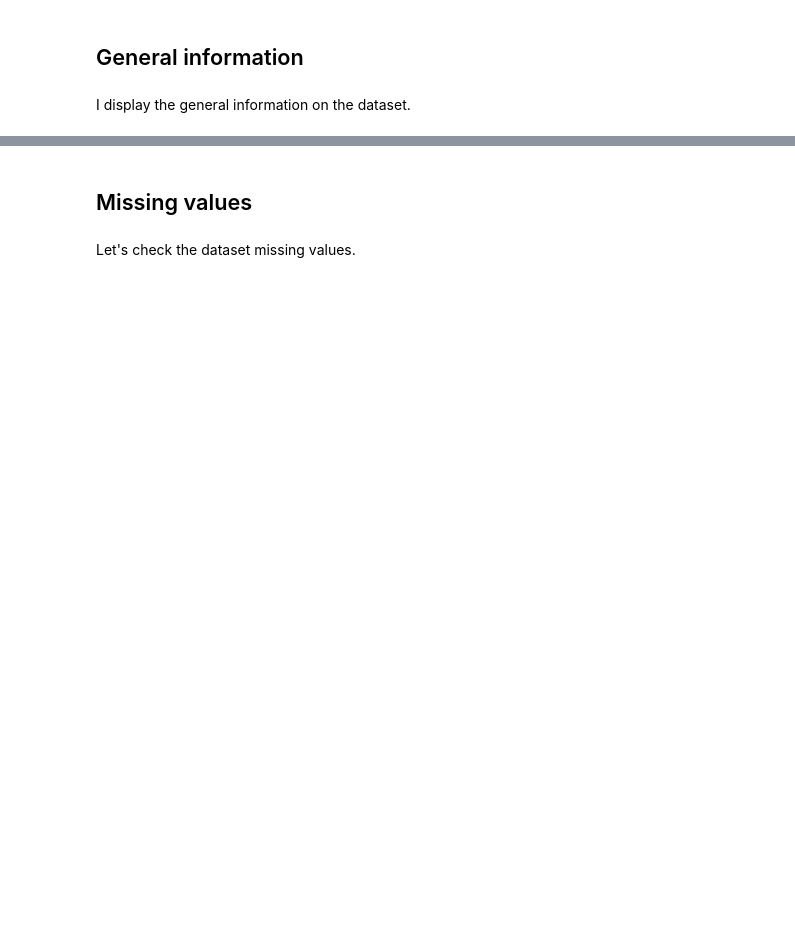
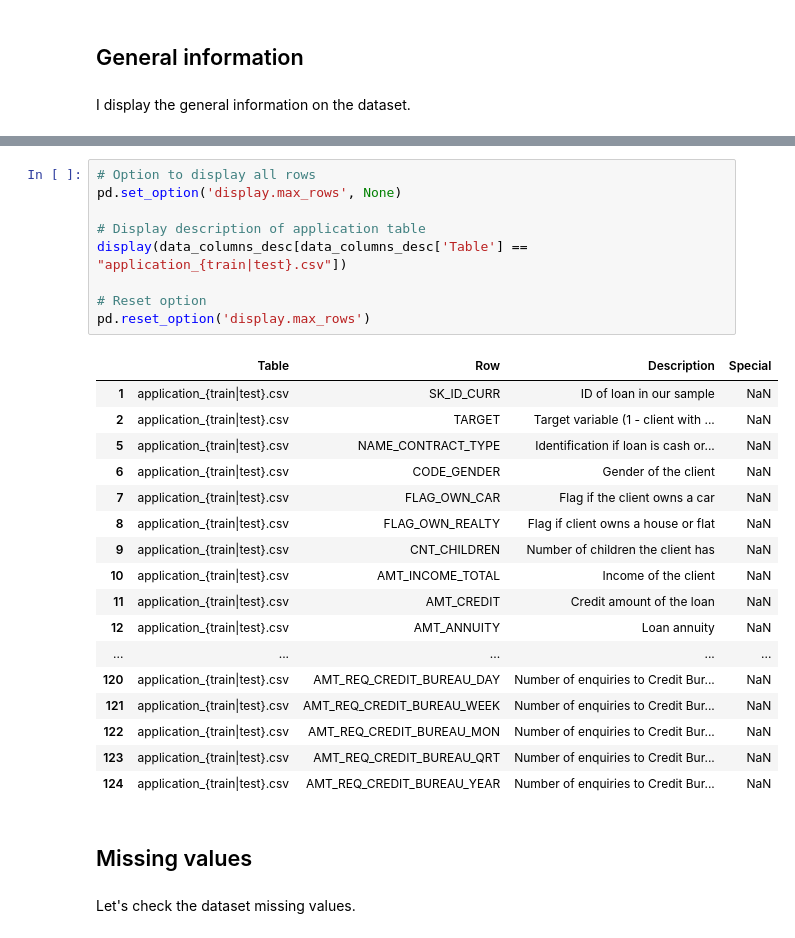
Before and after one commit to ahonestla/OC_DS_P7, a Jupyter notebook: notebooks/1-exploratory-data-analysis.ipynb, the cells around one changed output, grey strips where cells are left out. Cells and saved outputs as stored; diff of their text form; blank space fills up the shorter version.

```diff
--- a/notebooks/1-exploratory-data-analysis.ipynb
+++ b/notebooks/1-exploratory-data-analysis.ipynb
@@ -345,3 +335,30 @@ Columns description:
+# %%
+# Option to display all rows
+pd.set_option('display.max_rows', None)
+
+# Display description of application table
+display(data_columns_desc[data_columns_desc['Table'] == "application_{train|test}.csv"])
+
+# Reset option
+pd.reset_option('display.max_rows')
+# %% [output]
+|  | Table | Row | Description | Special |
+| 1 | application_{train|test}.csv | SK_ID_CURR | ID of loan in our sample | NaN |
+| 2 | application_{train|test}.csv | TARGET | Target variable (1 - client with ... | NaN |
+| 5 | application_{train|test}.csv | NAME_CONTRACT_TYPE | Identification if loan is cash or... | NaN |
+| 6 | application_{train|test}.csv | CODE_GENDER | Gender of the client | NaN |
+| 7 | application_{train|test}.csv | FLAG_OWN_CAR | Flag if the client owns a car | NaN |
+| 8 | application_{train|test}.csv | FLAG_OWN_REALTY | Flag if client owns a house or flat | NaN |
+| 9 | application_{train|test}.csv | CNT_CHILDREN | Number of children the client has | NaN |
+| 10 | application_{train|test}.csv | AMT_INCOME_TOTAL | Income of the client | NaN |
+| 11 | application_{train|test}.csv | AMT_CREDIT | Credit amount of the loan | NaN |
+| 12 | application_{train|test}.csv | AMT_ANNUITY | Loan annuity | NaN |
+| ... | ... | ... | ... | ... |
+| 120 | application_{train|test}.csv | AMT_REQ_CREDIT_BUREAU_DAY | Number of enquiries to Credit Bur... | NaN |
+| 121 | application_{train|test}.csv | AMT_REQ_CREDIT_BUREAU_WEEK | Number of enquiries to Credit Bur... | NaN |
+| 122 | application_{train|test}.csv | AMT_REQ_CREDIT_BUREAU_MON | Number of enquiries to Credit Bur... | NaN |
+| 123 | application_{train|test}.csv | AMT_REQ_CREDIT_BUREAU_QRT | Number of enquiries to Credit Bur... | NaN |
+| 124 | application_{train|test}.csv | AMT_REQ_CREDIT_BUREAU_YEAR | Number of enquiries to Credit Bur... | NaN |
 # %% [markdown]
 ## Missing values
 # %% [markdown]
```
Also changed, not shown: parts of 18 cells of this notebook, 2 other files.
